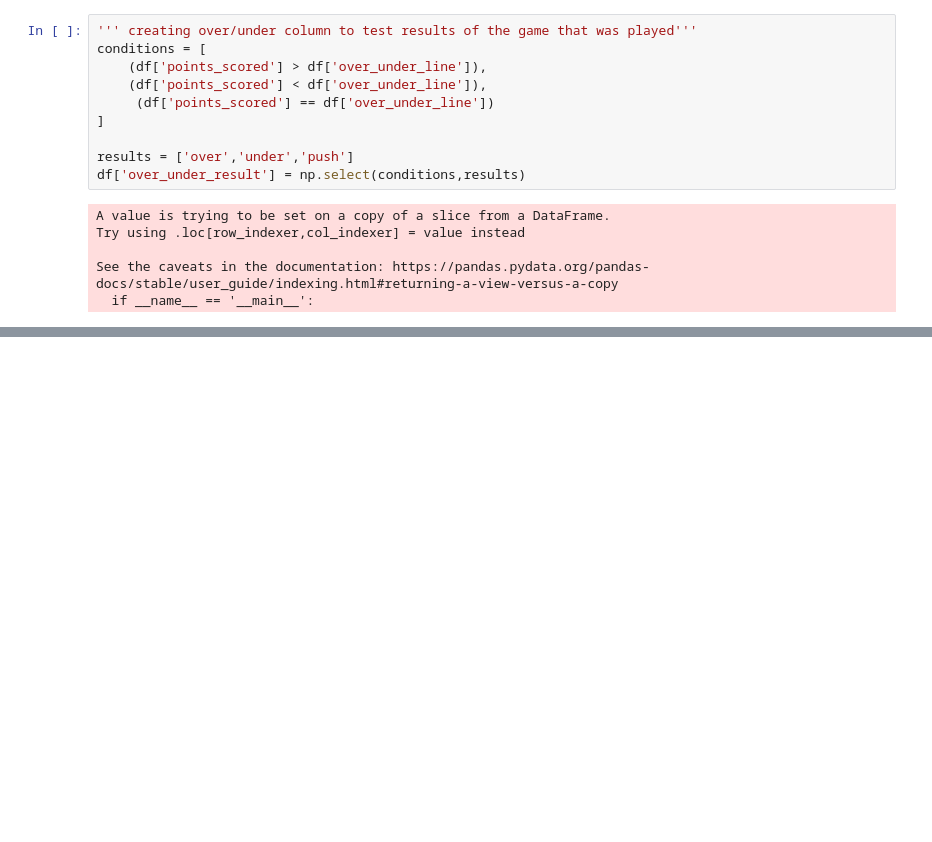
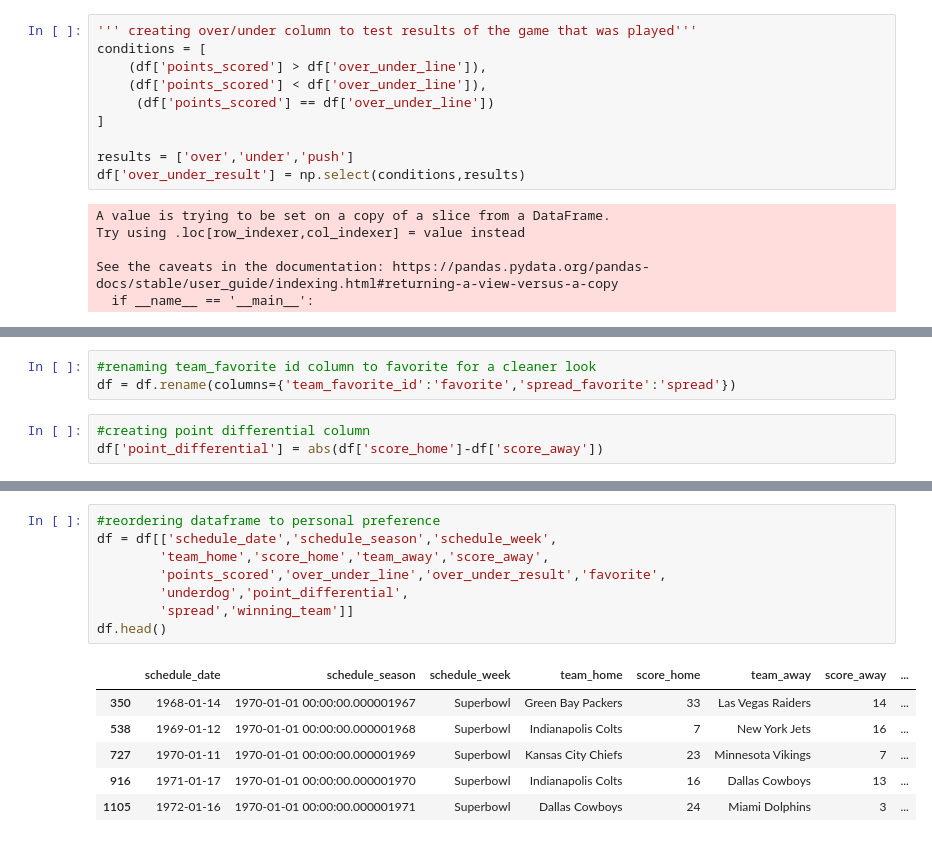
Before and after one commit to marcpalumbo/NFL_Predictions, a Jupyter notebook: NFL_odds.ipynb, the cells around one changed output, grey strips where cells are left out. Saved outputs shown, nothing was run; the diff lists cells and outputs as text; blank space fills up the shorter version.

```diff
--- a/NFL_odds.ipynb
+++ b/NFL_odds.ipynb
@@ -206,0 +339,6 @@ df.head()
+# %%
+#renaming team_favorite id column to favorite for a cleaner look
+df = df.rename(columns={'team_favorite_id':'favorite','spread_favorite':'spread'})
+# %%
+#creating point differential column
+df['point_differential'] = abs(df['score_home']-df['score_away'])
@@ -206,0 +363,15 @@ df.head()
+# %%
+#reordering dataframe to personal preference
+df = df[['schedule_date','schedule_season','schedule_week',
+        'team_home','score_home','team_away','score_away',
+        'points_scored','over_under_line','over_under_result','favorite',
+        'underdog','point_differential',
+        'spread','winning_team']]
+df.head()
+# %% [output]
+|  | schedule_date | schedule_season | schedule_week | team_home | score_home | team_away | score_away | ... |
+| 350 | 1968-01-14 | 1970-01-01 00:00:00.000001967 | Superbowl | Green Bay Packers | 33 | Las Vegas Raiders | 14 | ... |
+| 538 | 1969-01-12 | 1970-01-01 00:00:00.000001968 | Superbowl | Indianapolis Colts | 7 | New York Jets | 16 | ... |
+| 727 | 1970-01-11 | 1970-01-01 00:00:00.000001969 | Superbowl | Kansas City Chiefs | 23 | Minnesota Vikings | 7 | ... |
+| 916 | 1971-01-17 | 1970-01-01 00:00:00.000001970 | Superbowl | Indianapolis Colts | 16 | Dallas Cowboys | 13 | ... |
+| 1105 | 1972-01-16 | 1970-01-01 00:00:00.000001971 | Superbowl | Dallas Cowboys | 24 | Miami Dolphins | 3 | ... |
```
Also changed, not shown: parts of 27 cells of this notebook.
